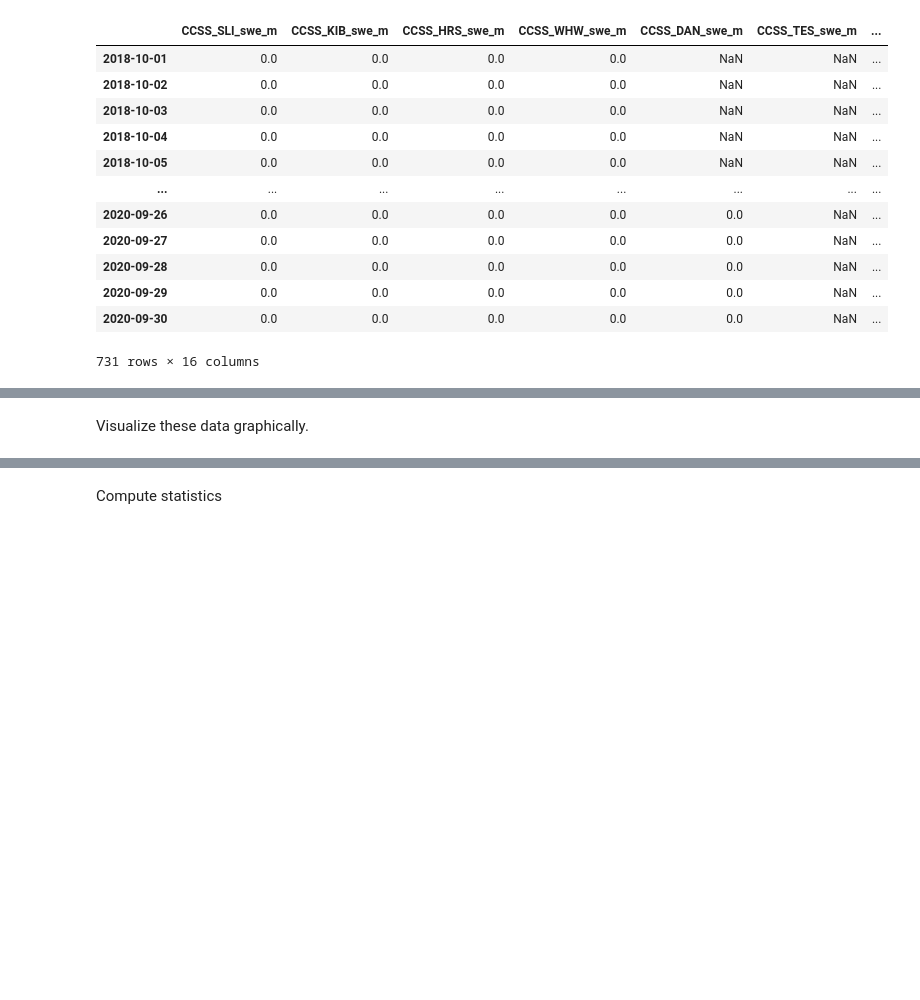
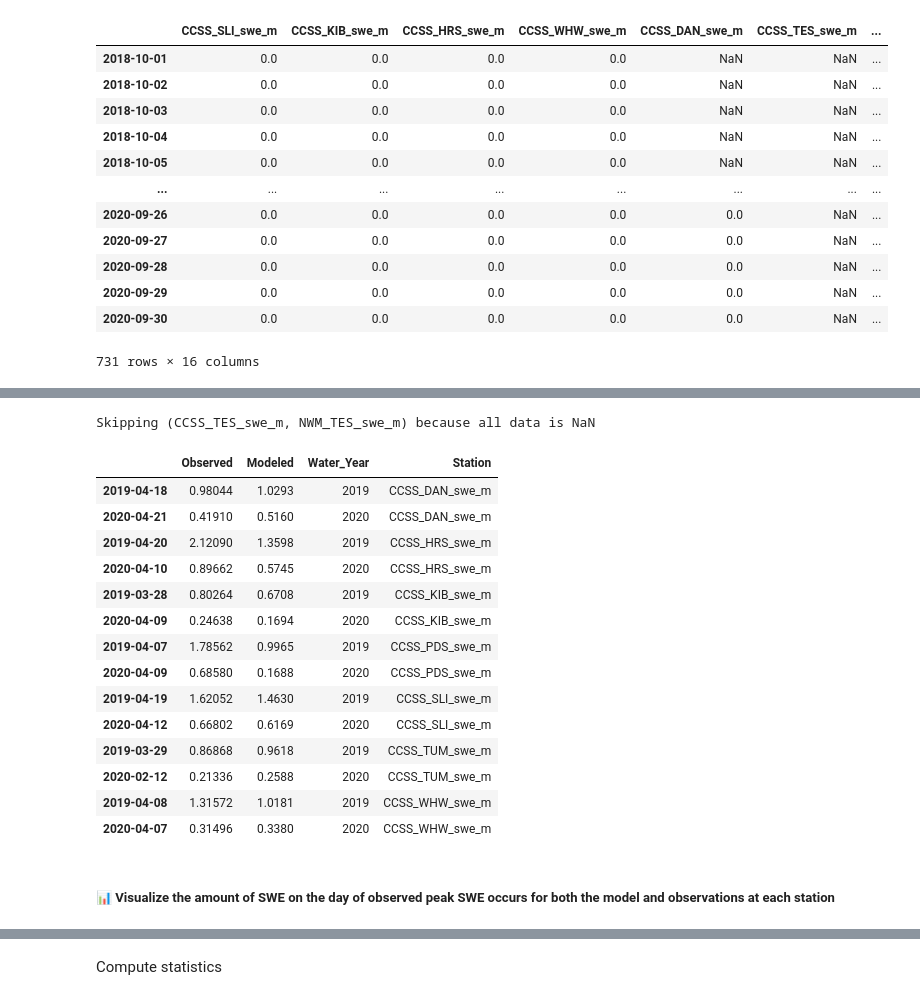
Before and after one commit to hydroframe/cssi_evaluation, a Jupyter notebook: examples/notebooks/snow/02_single_site_comparison.ipynb, the cells around one changed output, grey strips where cells are left out. Saved outputs shown, nothing was run; the diff lists cells and outputs as text; code cells hidden in the pictures; blank space fills up the shorter version.

```diff
--- a/examples/notebooks/snow/02_single_site_comparison.ipynb
+++ b/examples/notebooks/snow/02_single_site_comparison.ipynb
@@ -153,8 +205,25 @@ This is a comparison of the maximum observed SWE for a given year and the corres
 obs_cols = sorted([col for col in combined_df.columns if col.startswith('CCSS')])
 mod_cols = sorted([col for col in combined_df.columns if col.startswith('NWM')])
 # %%
-# compute the same-day SWE comparison for each of the observed and modeled sites.
-df_same_day = utils.same_day_swe_comparison(combined_df, obs_cols, mod_cols)
-df_same_day
+# compute the same-day SWE comparison during the observed peak SWE for each of the observation and modeled sites.
+df_observed_peak = utils.modeled_swe_at_observed_peak(combined_df, obs_cols, mod_cols)
+df_observed_peak
+# %% [output]
+Skipping (CCSS_TES_swe_m, NWM_TES_swe_m) because all data is NaN
+|  | Observed | Modeled | Water_Year | Station |
+| 2019-04-18 | 0.98044 | 1.0293 | 2019 | CCSS_DAN_swe_m |
+| 2020-04-21 | 0.41910 | 0.5160 | 2020 | CCSS_DAN_swe_m |
+| 2019-04-20 | 2.12090 | 1.3598 | 2019 | CCSS_HRS_swe_m |
+| 2020-04-10 | 0.89662 | 0.5745 | 2020 | CCSS_HRS_swe_m |
+| 2019-03-28 | 0.80264 | 0.6708 | 2019 | CCSS_KIB_swe_m |
+| 2020-04-09 | 0.24638 | 0.1694 | 2020 | CCSS_KIB_swe_m |
+| 2019-04-07 | 1.78562 | 0.9965 | 2019 | CCSS_PDS_swe_m |
+| 2020-04-09 | 0.68580 | 0.1688 | 2020 | CCSS_PDS_swe_m |
+| 2019-04-19 | 1.62052 | 1.4630 | 2019 | CCSS_SLI_swe_m |
+| 2020-04-12 | 0.66802 | 0.6169 | 2020 | CCSS_SLI_swe_m |
+| 2019-03-29 | 0.86868 | 0.9618 | 2019 | CCSS_TUM_swe_m |
+| 2020-02-12 | 0.21336 | 0.2588 | 2020 | CCSS_TUM_swe_m |
+| 2019-04-08 | 1.31572 | 1.0181 | 2019 | CCSS_WHW_swe_m |
+| 2020-04-07 | 0.31496 | 0.3380 | 2020 | CCSS_WHW_swe_m |
-# %% [markdown]
-Visualize these data graphically.
+# %% [markdown]
+##### 📊 Visualize the amount of SWE on **the day of observed peak SWE occurs** for both the model and observations at each station
```
Also changed, not shown: parts of 41 cells of this notebook, 3 other files.
